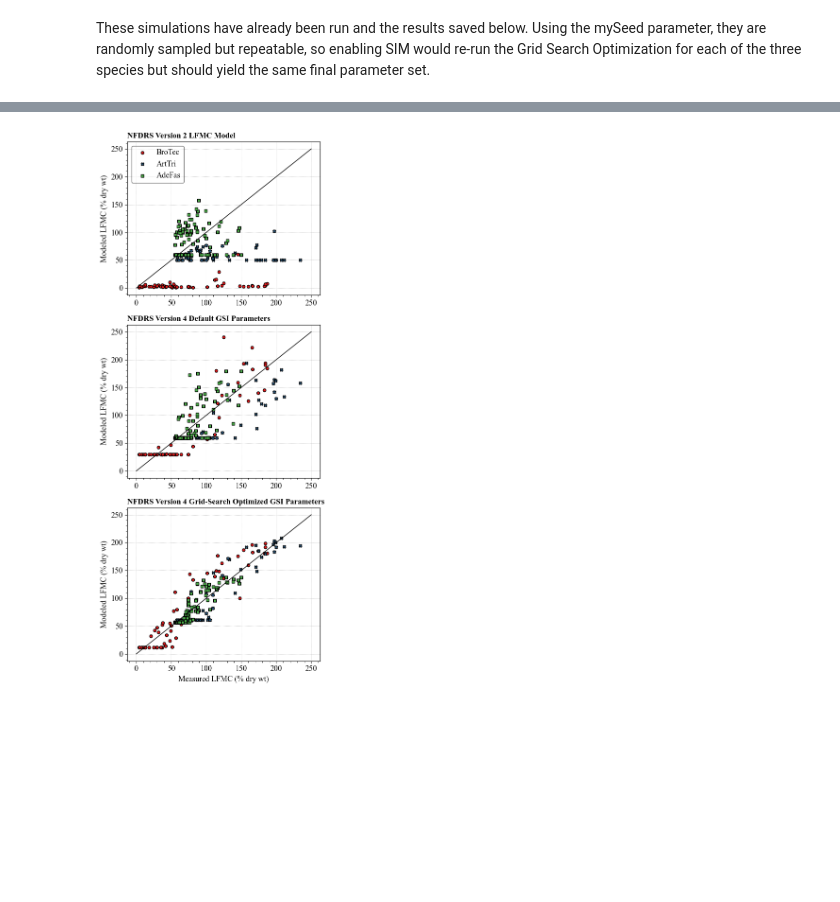
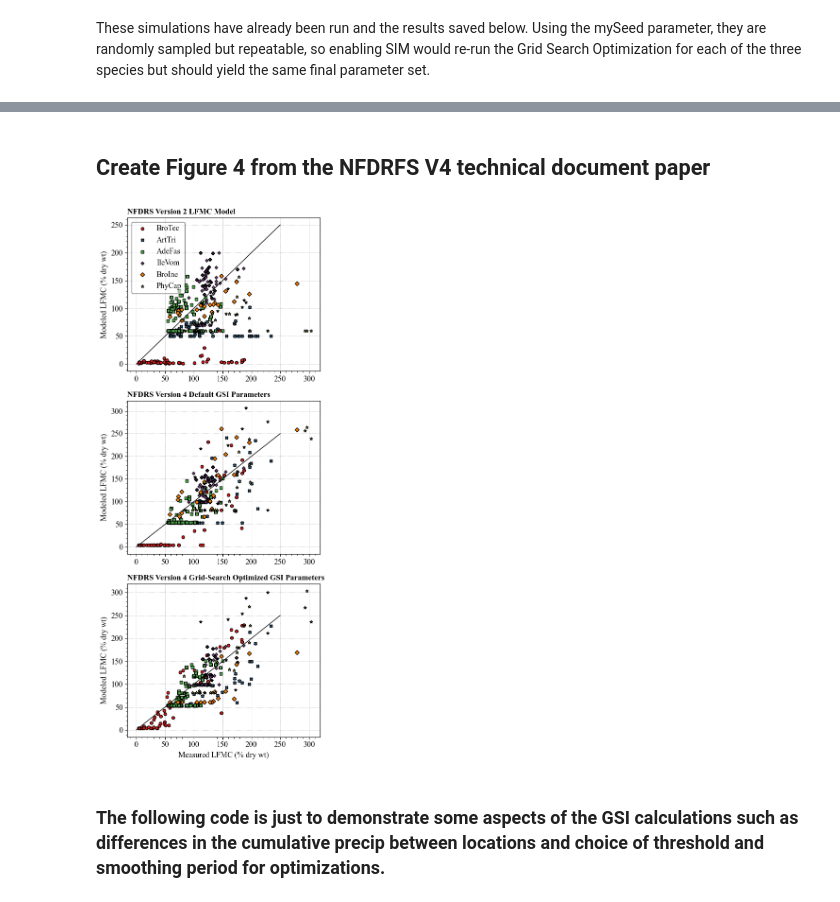
Before and after one commit to firelab/NFDRS4-TechDoc, a Jupyter notebook: NFDRSV4-TechDoc-LiveFuelMoistureEvaluation-Calibration.ipynb, the cells around one changed output, grey strips where cells are left out. Drawn from its saved outputs; the diff is of its cells as text; code cells hidden in the pictures; blank space fills up the shorter version.

Commit message:
Revised LFMC Calibration Script
Revised LFMC notebook based on peer-review feedback.

```diff
--- a/NFDRSV4-TechDoc-LiveFuelMoistureEvaluation-Calibration.ipynb
+++ b/NFDRSV4-TechDoc-LiveFuelMoistureEvaluation-Calibration.ipynb
@@ -433,6 +547,0 @@ results_adefas = [-4, 0, 2500, 4000, 32400, 36000, 1.5, 3.0, 55, 0.0, 55]
-# %%
-# [-4, -1, 2000, 5500, 32400, 43200, 0.2, 0.8, 50, 0.2, 50]
-results_brotec = [-4, -1, 2000, 5500, 32400, 43200, 0.2, 0.8, 50, 0.2, 50]
-# %%
-# [-5, -1, 2000, 4000, 32400, 43200, 0.1, 0.4, 59, 0.2, 59]
-results_arttri = [-5, -1, 2000, 4000, 32400, 43200, 0.1, 0.4, 59, 0.2, 59]
@@ -673,0 +673,7 @@ MM_GSIOpt = MM_GSIOpt.drop(columns=['GACC','State','Group','Site','Date','Fuel',
+# %%
+MM_UT_BroTecOpt['DateTime'] = pd.to_datetime(MM_UT_BroTecOpt['DateTime'],format='%Y-%m-%d %H:%M:%S')
+MM_UT_ArtTriOpt['DateTime'] = pd.to_datetime(MM_UT_ArtTriOpt['DateTime'],format='%Y-%m-%d %H:%M:%S')
+MM_CA_AdeFasOpt['DateTime'] = pd.to_datetime(MM_CA_AdeFasOpt['DateTime'],format='%Y-%m-%d %H:%M:%S')
+MM_TX_IleVomOpt['DateTime'] = pd.to_datetime(MM_TX_IleVomOpt['DateTime'],format='%Y-%m-%d %H:%M:%S')
+MM_SD_BroIneOpt['DateTime'] = pd.to_datetime(MM_SD_BroIneOpt['DateTime'],format='%Y-%m-%d %H:%M:%S')
+MM_ID_PhyCapOpt['DateTime'] = pd.to_datetime(MM_ID_PhyCapOpt['DateTime'],format='%Y-%m-%d %H:%M:%S')
@@ -673,0 +765,23 @@ MM_GSIOpt = MM_GSIOpt.drop(columns=['GACC','State','Group','Site','Date','Fuel',
+# %%
+# Note these use the default parameters for each species
+MM_UT_BroTec = GetMetMerge(Met421501, UT_BroTec,defParams,UseLFMMinMax=True,Lat=Lat421501,Herb=True)
+MM_UT_ArtTri = GetMetMerge(Met421501, UT_ArtTri,defParams,UseLFMMinMax=True,Lat=Lat421501)
+MM_CA_AdeFas = GetMetMerge(Met045433,CA_AdeFas,defParams,UseLFMMinMax=True,Lat=Lat045433)
+MM_TX_IleVom = GetMetMerge(Met413509,TX_IleVom,defParams,UseLFMMinMax=True,Lat=Lat413509,PLowLim='2020-01-01',PUpperLim = '2023-12-31')
+MM_SD_BroIne = GetMetMerge(MetSSFS,SD_BroIne,defParams,UseLFMMinMax=True,Lat=LatSSFS,PLowLim='2020-01-01',PUpperLim = '2022-12-31')
+MM_ID_PhyCap = GetMetMerge(Met101303,ID_PhyCap,defParams,UseLFMMinMax=True,Lat=Lat101303,PLowLim='2019-01-01',PUpperLim = '2023-12-31')
+
+# Fix the first comparions against V2 LFMC's
+MM_UT_BroTec['FM'] = MM_UT_BroTec['FMH']
+MM_UT_ArtTri['FM'] = MM_UT_ArtTri['FMW']
+MM_CA_AdeFas['FM'] = MM_CA_AdeFas['FMW']
+MM_TX_IleVom['FM'] = MM_TX_IleVom['FMW']
+MM_SD_BroIne['FM'] = MM_SD_BroIne['FMH']
+MM_ID_PhyCap['FM'] = MM_ID_PhyCap['FMW']
+
+# Create a simple dataframe for the correlation for both the default and Grid Search Op
+MM_GSIDef = pd.concat([MM_UT_BroTec,MM_UT_ArtTri,MM_CA_AdeFas,MM_TX_IleVom,MM_SD_BroIne,MM_ID_PhyCap])
+MM_GSIDef = MM_GSIDef[['Percent','LFMC','FM']]
+
+MM_GSIOpt= pd.concat([MM_UT_BroTecOpt,MM_UT_ArtTriOpt,MM_CA_AdeFasOpt,MM_TX_IleVomOpt,MM_SD_BroIneOpt,MM_ID_PhyCapOpt])
+MM_GSIOpt = MM_GSIOpt[['Percent','LFMC','FM']]
@@ -689,38 +843,51 @@ MM_GSIOpt.corr(method='spearman')
+# %% [markdown]
+## Create Figure 4 from the NFDRFS V4 technical document paper
 # %%
 f,ax = plt.subplots(3,1,figsize=(5,12))
 MM_UT_BroTec.plot.scatter(x='Percent',y='FMH',ax=ax[0],label="BroTec",marker=mkr_nf1,color=clr_nf1,edgecolor=clr_edg_nf)
 MM_UT_ArtTri.plot.scatter(x='Percent',y='FMW',ax=ax[0],label="ArtTri",marker=mkr_nf2,color=clr_nf2,edgecolor=clr_edg_nf)
 MM_CA_AdeFas.plot.scatter(x='Percent',y='FMW',ax=ax[0],label="AdeFas",marker=mkr_nf3,color=clr_nf3,edgecolor=clr_edg_nf)
+MM_TX_IleVom.plot.scatter(x='Percent',y='FMW',ax=ax[0],label="IleVom",marker=mkr_nf4,color=clr_nf4,edgecolor=clr_edg_nf)
+MM_SD_BroIne.plot.scatter(x='Percent',y='FMW',ax=ax[0],label="BroIne",marker=mkr_nf5,color=clr_nf5,edgecolor=clr_edg_nf)
+MM_ID_PhyCap.plot.scatter(x='Percent',y='FMW',ax=ax[0],label="PhyCap",marker=mkr_nf6,color=clr_nf6,edgecolor=clr_edg_nf)
 ax[0].plot([0,250],[0,250],color='black')
 ax[0].legend(loc='upper left')
 ax[0].set_xlabel("")
 ax[0].set_ylabel("Modeled LFMC (% dry wt)")
 ax[0].set_title('NFDRS Version 2 LFMC Model')
 
 MM_UT_BroTec.plot.scatter(x='Percent',y='LFMC',ax=ax[1],marker=mkr_nf1,color=clr_nf1,edgecolor=clr_edg_nf)
 MM_UT_ArtTri.plot.scatter(x='Percent',y='LFMC',ax=ax[1],marker=mkr_nf2,color=clr_nf2,edgecolor=clr_edg_nf)
 MM_CA_AdeFas.plot.scatter(x='Percent',y='LFMC',ax=ax[1],marker=mkr_nf3,color=clr_nf3,edgecolor=clr_edg_nf)
+MM_TX_IleVom.plot.scatter(x='Percent',y='LFMC',ax=ax[1],marker=mkr_nf4,color=clr_nf4,edgecolor=clr_edg_nf)
+MM_SD_BroIne.plot.scatter(x='Percent',y='LFMC',ax=ax[1],marker=mkr_nf5,color=clr_nf5,edgecolor=clr_edg_nf)
+MM_ID_PhyCap.plot.scatter(x='Percent',y='LFMC',ax=ax[1],marker=mkr_nf6,color=clr_nf6,edgecolor=clr_edg_nf)
 ax[1].plot([0,250],[0,250],color='black')
 #ax[1].legend(loc='lower left',bbox_to_anchor=(1.0, 1.0))
 ax[1].set_xlabel("")
 ax[1].set_ylabel("Modeled LFMC (% dry wt)")
 ax[1].set_title('NFDRS Version 4 Default GSI Parameters')
 
 MM_UT_BroTecOpt.plot.scatter(x='Percent',y='LFMC',ax=ax[2],marker=mkr_nf1,color=clr_nf1,edgecolor=clr_edg_nf)
 MM_UT_ArtTriOpt.plot.scatter(x='Percent',y='LFMC',ax=ax[2],marker=mkr_nf2,color=clr_nf2,edgecolor=clr_edg_nf)
 MM_CA_AdeFasOpt.plot.scatter(x='Percent',y='LFMC',ax=ax[2],marker=mkr_nf3,color=clr_nf3,edgecolor=clr_edg_nf)
+MM_TX_IleVomOpt.plot.scatter(x='Percent',y='LFMC',ax=ax[2],marker=mkr_nf4,color=clr_nf4,edgecolor=clr_edg_nf)
+MM_SD_BroIneOpt.plot.scatter(x='Percent',y='LFMC',ax=ax[2],marker=mkr_nf5,color=clr_nf5,edgecolor=clr_edg_nf)
+MM_ID_PhyCapOpt.plot.scatter(x='Percent',y='LFMC',ax=ax[2],marker=mkr_nf6,color=clr_nf6,edgecolor=clr_edg_nf)
 ax[2].plot([0,250],[0,250],color='black')
 #ax[1].legend(loc='lower left',bbox_to_anchor=(1.0, 1.0))
 ax[2].set_xlabel("Measured LFMC (% dry wt)")
 ax[2].set_ylabel("Modeled LFMC (% dry wt)")
 ax[2].set_title('NFDRS Version 4 Grid-Search Optimized GSI Parameters')
 
 plt.tight_layout()
 fout = './outputs/FuelMoistureComparisons_3Grid.png'
 if fout != "":
     plt.savefig(fout,dpi=300, bbox_inches='tight',facecolor='white', transparent=False )
 # %% [output]
-[figure, old version]
+[figure, new version]
+# %% [markdown]
+### The following code is just to demonstrate some aspects of the GSI calculations such as differences in the cumulative precip between locations and choice of threshold and smoothing period for optimizations.
 # %%
 Met421501RunSumPrcp = Met421501.RunSumPrcp.dropna()
 Met045433RunSumPrcp = Met045433.RunSumPrcp.dropna()
```
Also changed, not shown: parts of 86 cells of this notebook, 8 other files.
